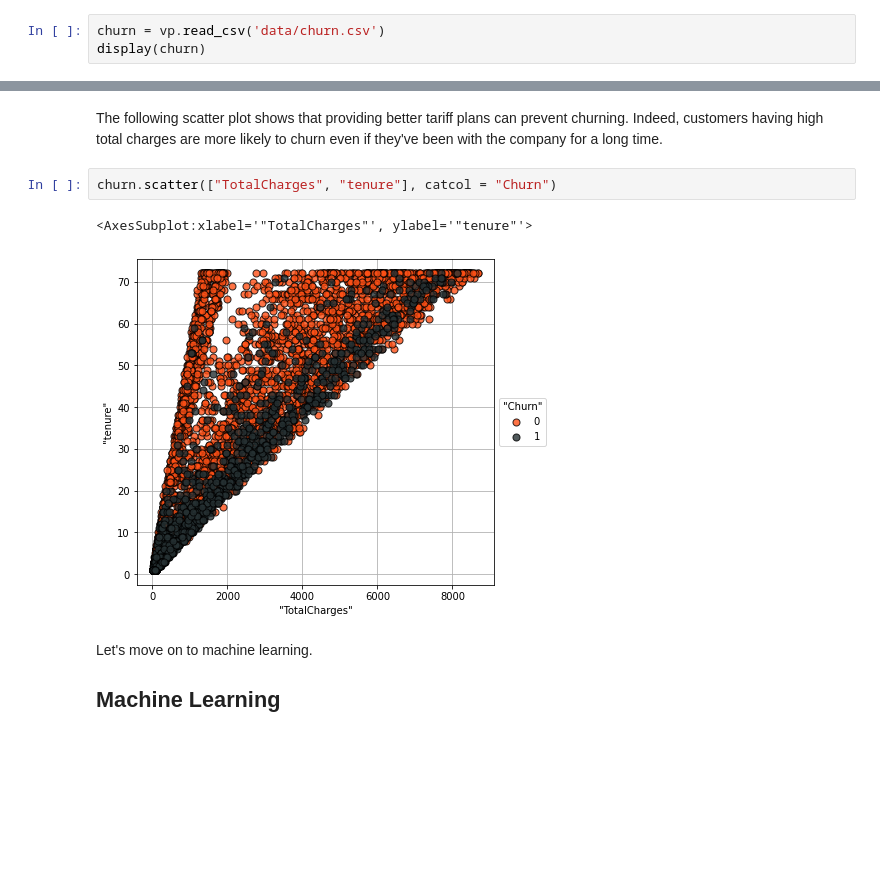
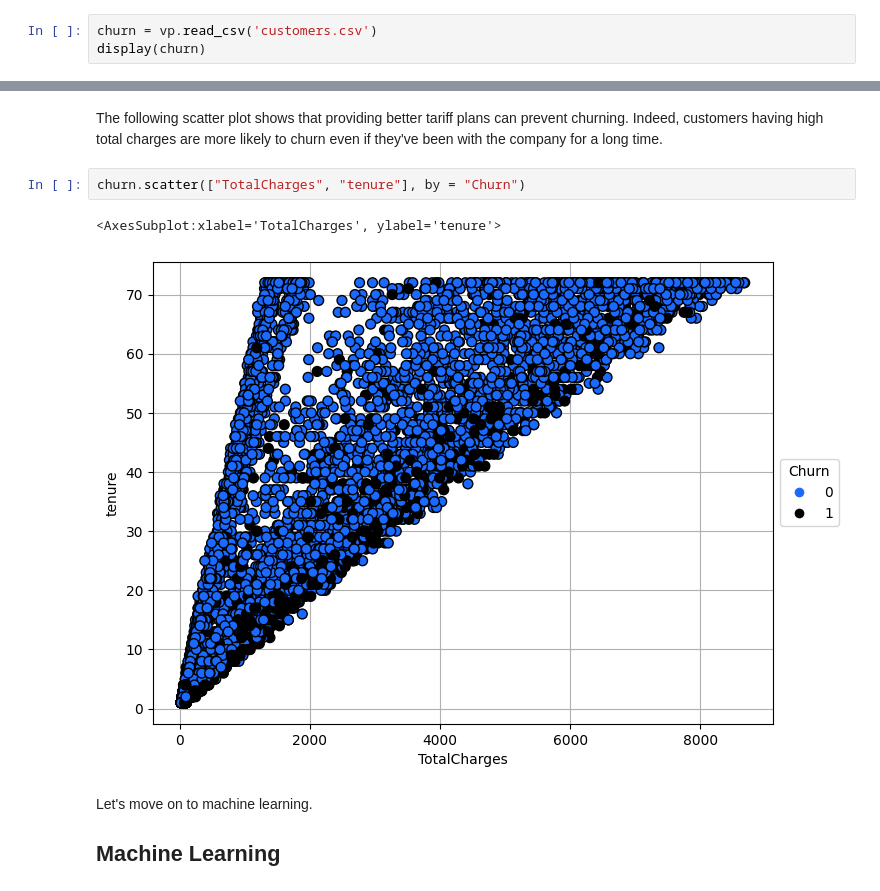
Before and after one commit to vertica/VerticaPy, a Jupyter notebook: examples/business/churn/churn.ipynb, the cells around one changed output, grey strips where cells are left out. Cells and saved outputs as stored; diff of their text form; blank space fills up the shorter version.

```diff
--- a/examples/business/churn/churn.ipynb
+++ b/examples/business/churn/churn.ipynb
@@ -27,6 +27,6 @@ vp.connect("VerticaDSN")
 # %% [markdown]
 Let's create a Virtual DataFrame of the dataset. The dataset is available <a href="../../data/churn.csv">here</a>.
 # %%
-churn = vp.read_csv('data/churn.csv')
+churn = vp.read_csv('customers.csv')
 display(churn)
 # %% [output]
@@ -145,10 +137,10 @@ churn.hist(["Contract_Month-to-month", "tenure"], method = "avg", of = "Churn")
 # %% [markdown]
 The following scatter plot shows that providing better tariff plans can prevent churning. Indeed, customers having high total charges are more likely to churn even if they've been with the company for a long time.
 # %%
-churn.scatter(["TotalCharges", "tenure"], catcol = "Churn")
+churn.scatter(["TotalCharges", "tenure"], by = "Churn")
 # %% [output]
-<AxesSubplot:xlabel='"TotalCharges"', ylabel='"tenure"'>
+<AxesSubplot:xlabel='TotalCharges', ylabel='tenure'>
-[figure, old version]
+[figure, new version]
 # %% [markdown]
 Let's move on to machine learning.
 
```
Also changed, not shown: parts of 8 cells of this notebook.
